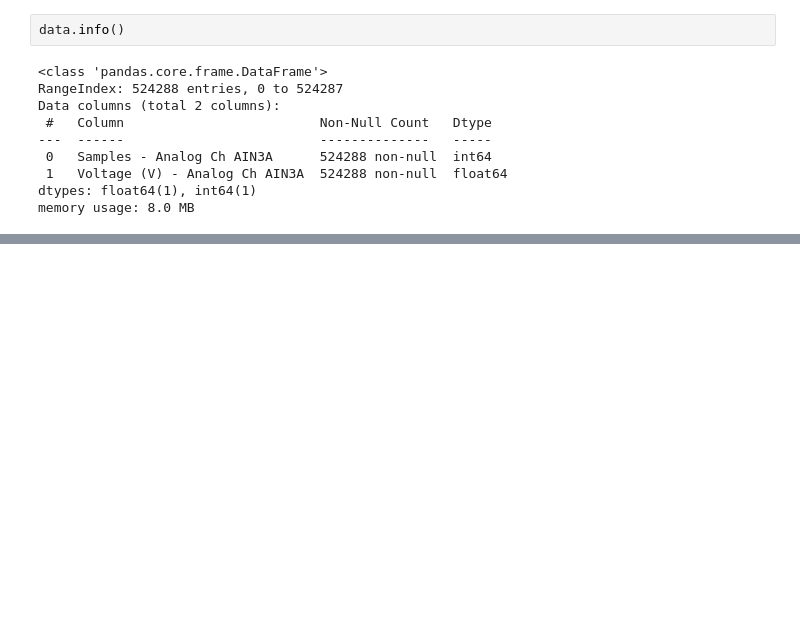
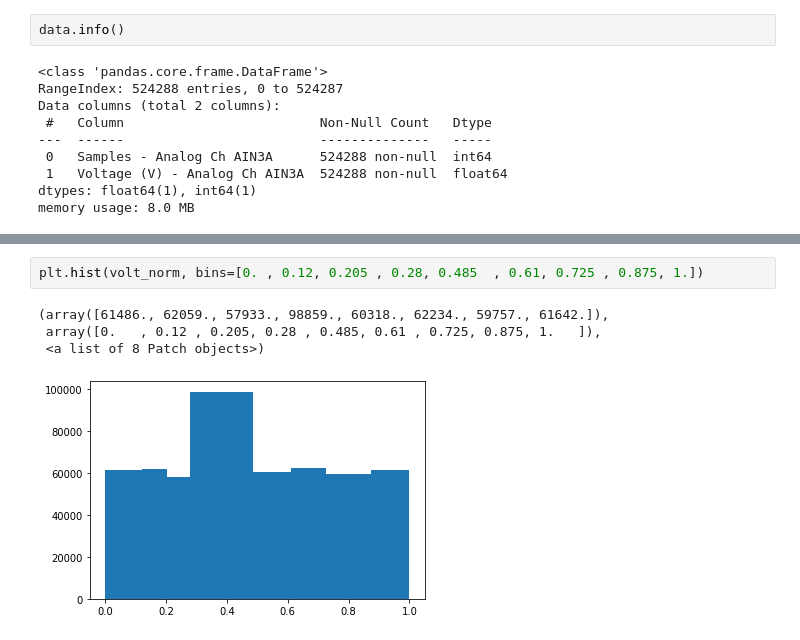
Before and after one commit to LongNguyen1984/TimeSeriesWithPython, a Jupyter notebook: VLCmulti_levels.ipynb, the cells around one changed output, grey strips where cells are left out. Drawn from its saved outputs; the diff is of its cells as text; blank space fills up the shorter version.

```diff
--- a/VLCmulti_levels.ipynb
+++ b/VLCmulti_levels.ipynb
@@ -26,0 +42,7 @@ plt.plot(data['Voltage (V) - Analog Ch AIN3A'][30000:35000])
+# %%
+plt.hist(volt_norm, bins=[0. , 0.12, 0.205 , 0.28, 0.485  , 0.61, 0.725 , 0.875, 1.])
+# %% [output]
+(array([61486., 62059., 57933., 98859., 60318., 62234., 59757., 61642.]),
+ array([0.   , 0.12 , 0.205, 0.28 , 0.485, 0.61 , 0.725, 0.875, 1.   ]),
+ <a list of 8 Patch objects>)
+[figure, added]
```
Also changed, not shown: parts of 8 cells of this notebook.
